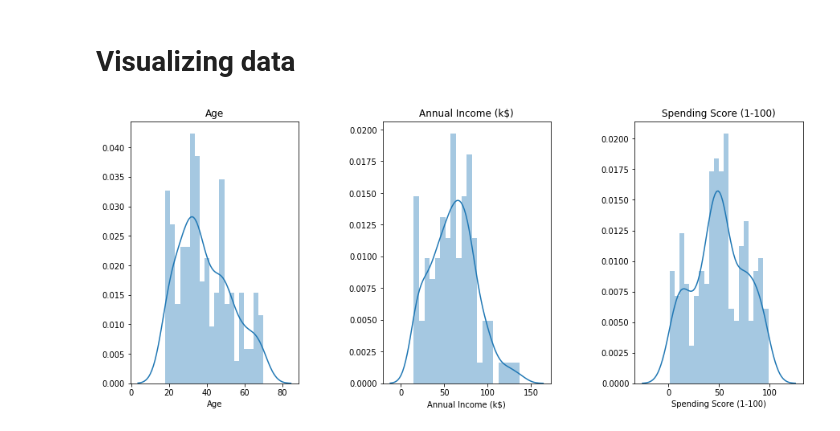
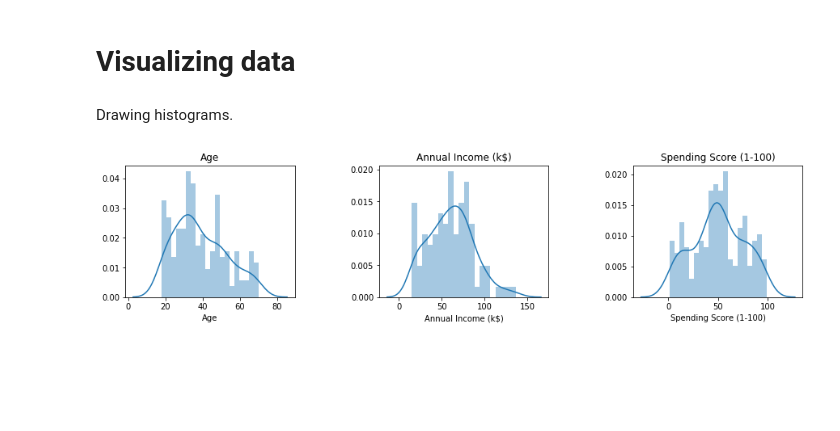
Before and after one commit to SmirnovAlexander/InformationAnalysis, a Jupyter notebook: DataVisualization/notebooks/ClusteringMallCustomers.ipynb, the cells around one changed output. Cells and saved outputs as stored; diff of their text form; code cells hidden in the pictures; blank space fills up the shorter version.

```diff
--- a/DataVisualization/notebooks/ClusteringMallCustomers.ipynb
+++ b/DataVisualization/notebooks/ClusteringMallCustomers.ipynb
@@ -22,14 +22,16 @@ data.sample(5)
 # %% [markdown]
 # Visualizing data
+# %% [markdown]
+Drawing histograms.
 # %%
-plt.figure(1 , figsize = (15 , 6))
+plt.figure(1 , figsize = (15 , 3))
 n = 0
 for x in ['Age' , 'Annual Income (k$)' , 'Spending Score (1-100)']:
     n += 1
     plt.subplot(1 , 3 , n)
     plt.subplots_adjust(hspace =0.5 , wspace = 0.5)
     sns.distplot(data[x] , bins = 20)
     plt.title('{}'.format(x))
 plt.show()
 # %% [output]
-[figure, old version]
+[figure, new version]
```
Also changed, not shown: parts of 3 cells of this notebook.
